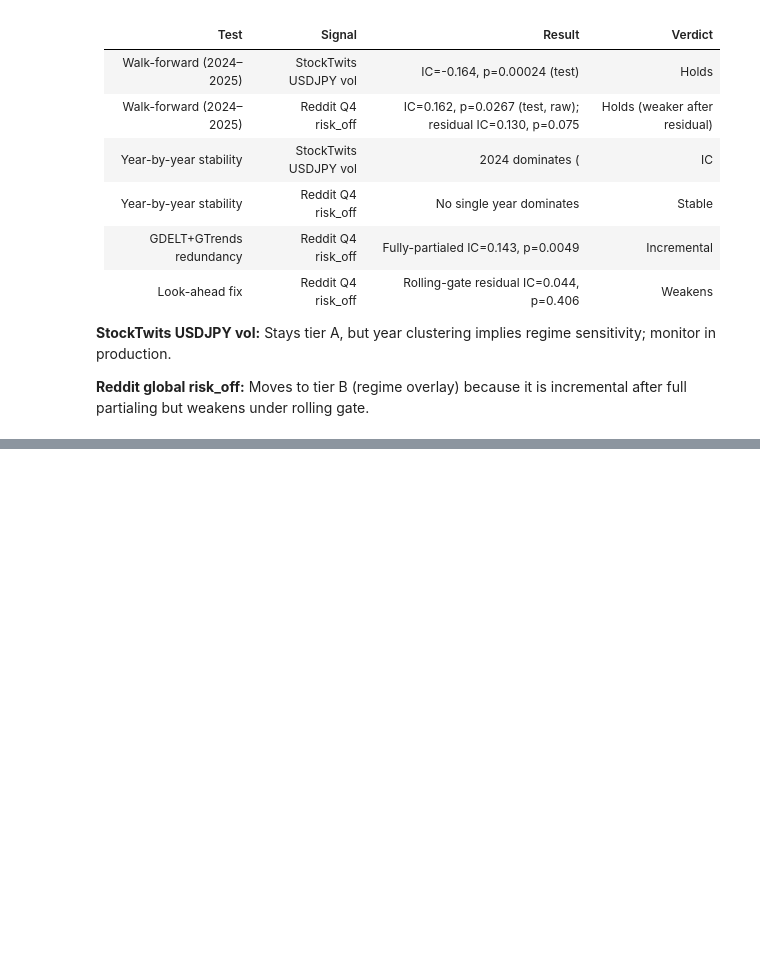
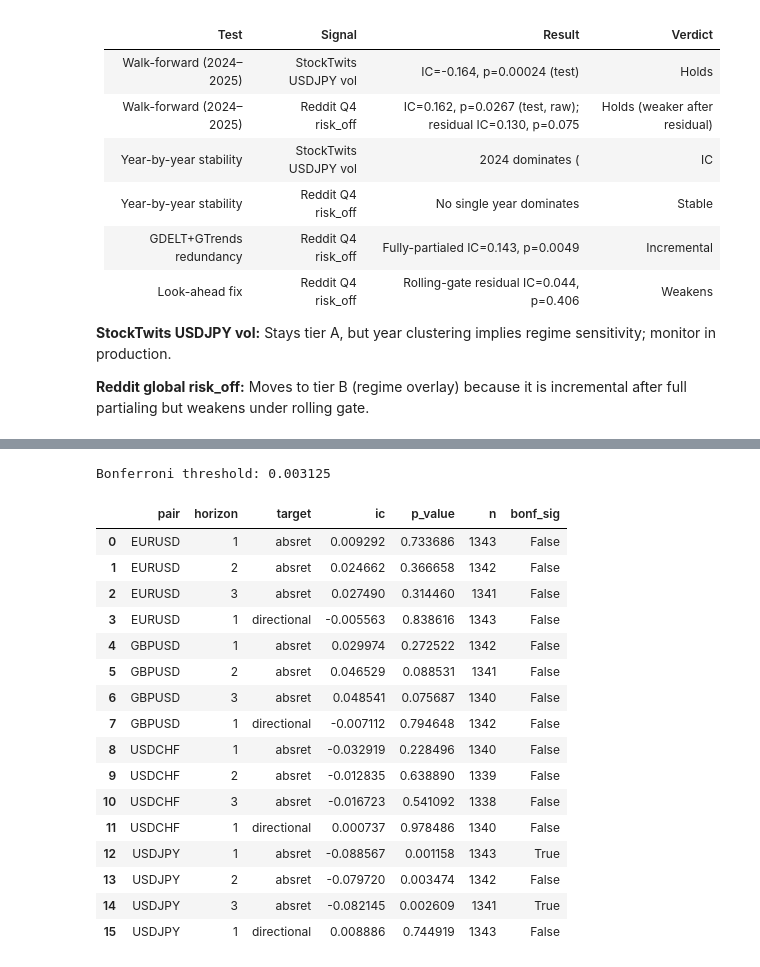
Before and after one commit to yassinebrahem2/FX-AlphaLab, a Jupyter notebook: notebooks/10_sentiment_ic_validation.ipynb, the cells around one changed output, grey strips where cells are left out. Drawn from its saved outputs; the diff is of its cells as text; code cells hidden in the pictures; blank space fills up the shorter version.

```diff
--- a/notebooks/10_sentiment_ic_validation.ipynb
+++ b/notebooks/10_sentiment_ic_validation.ipynb
@@ -1935,0 +1970,13 @@ Rolling gate residual: 0.0441530443089723 0.40689075522879037 N 355
+# %%
+# Section A — Per-pair volatility IC (non-USDJPY)
+section_a_rows = []
+for pair in ["EURUSD", "GBPUSD", "USDCHF"]:
+    dfp = pair_daily[(pair_daily["pair"] == pair) & (pair_daily["signal_post_count"] > 0)].copy()
+    dfp = dfp.merge(ohlcv_subset[ohlcv_subset["pair"] == pair], on=["date", "pair"], how="inner")
+    for h in [1, 2, 3]:
+        col = f"fwd_absret_h{h}"
+        ic, p, n = spearman_ic(dfp["net_sentiment"], dfp[col])
+        section_a_rows.append({"pair": pair, "horizon": h, "ic": ic, "p_value": p, "n": n})
+
+section_a = pd.DataFrame(section_a_rows).sort_values(["pair", "horizon"]).reset_index(drop=True)
+section_a
@@ -1935,0 +1994,59 @@ Rolling gate residual: 0.0441530443089723 0.40689075522879037 N 355
+# %%
+# Section B — Global signal IC
+global_signal = global_daily[global_daily["signal_post_count"] > 0].copy()
+bonf_threshold = 0.05 / 16
+section_b_rows = []
+for pair in ohlcv_pairs:
+    pair_returns = ohlcv_subset[ohlcv_subset["pair"] == pair][[
+        "date",
+        "fwd_absret_h1",
+        "fwd_absret_h2",
+        "fwd_absret_h3",
+        "fwd_ret_h1",
+    ]]
+    merged = global_signal.merge(pair_returns, on="date", how="inner")
+    for h in [1, 2, 3]:
+        abs_col = f"fwd_absret_h{h}"
+        ic, p, n = spearman_ic(merged["net_sentiment"], merged[abs_col])
+        section_b_rows.append({
+            "pair": pair,
+            "horizon": h,
+            "target": "absret",
+            "ic": ic,
+            "p_value": p,
+            "n": n,
+        })
+    ic, p, n = spearman_ic(merged["net_sentiment"], merged["fwd_ret_h1"])
+    section_b_rows.append({
+        "pair": pair,
+        "horizon": 1,
+        "target": "directional",
+        "ic": ic,
+        "p_value": p,
+        "n": n,
+    })
+
+section_b = pd.DataFrame(section_b_rows)
+section_b["bonf_sig"] = section_b["p_value"] < bonf_threshold
+section_b = section_b.sort_values(["pair", "target", "horizon"]).reset_index(drop=True)
+print("Bonferroni threshold:", bonf_threshold)
+section_b
+# %% [output]
+Bonferroni threshold: 0.003125
+|  | pair | horizon | target | ic | p_value | n | bonf_sig |
+| 0 | EURUSD | 1 | absret | 0.009292 | 0.733686 | 1343 | False |
+| 1 | EURUSD | 2 | absret | 0.024662 | 0.366658 | 1342 | False |
+| 2 | EURUSD | 3 | absret | 0.027490 | 0.314460 | 1341 | False |
+| 3 | EURUSD | 1 | directional | -0.005563 | 0.838616 | 1343 | False |
+| 4 | GBPUSD | 1 | absret | 0.029974 | 0.272522 | 1342 | False |
+| 5 | GBPUSD | 2 | absret | 0.046529 | 0.088531 | 1341 | False |
+| 6 | GBPUSD | 3 | absret | 0.048541 | 0.075687 | 1340 | False |
+| 7 | GBPUSD | 1 | directional | -0.007112 | 0.794648 | 1342 | False |
+| 8 | USDCHF | 1 | absret | -0.032919 | 0.228496 | 1340 | False |
+| 9 | USDCHF | 2 | absret | -0.012835 | 0.638890 | 1339 | False |
+| 10 | USDCHF | 3 | absret | -0.016723 | 0.541092 | 1338 | False |
+| 11 | USDCHF | 1 | directional | 0.000737 | 0.978486 | 1340 | False |
+| 12 | USDJPY | 1 | absret | -0.088567 | 0.001158 | 1343 | True |
+| 13 | USDJPY | 2 | absret | -0.079720 | 0.003474 | 1342 | False |
+| 14 | USDJPY | 3 | absret | -0.082145 | 0.002609 | 1341 | True |
+| 15 | USDJPY | 1 | directional | 0.008886 | 0.744919 | 1343 | False |
```
Also changed, not shown: parts of 11 cells of this notebook, 3 other files.
